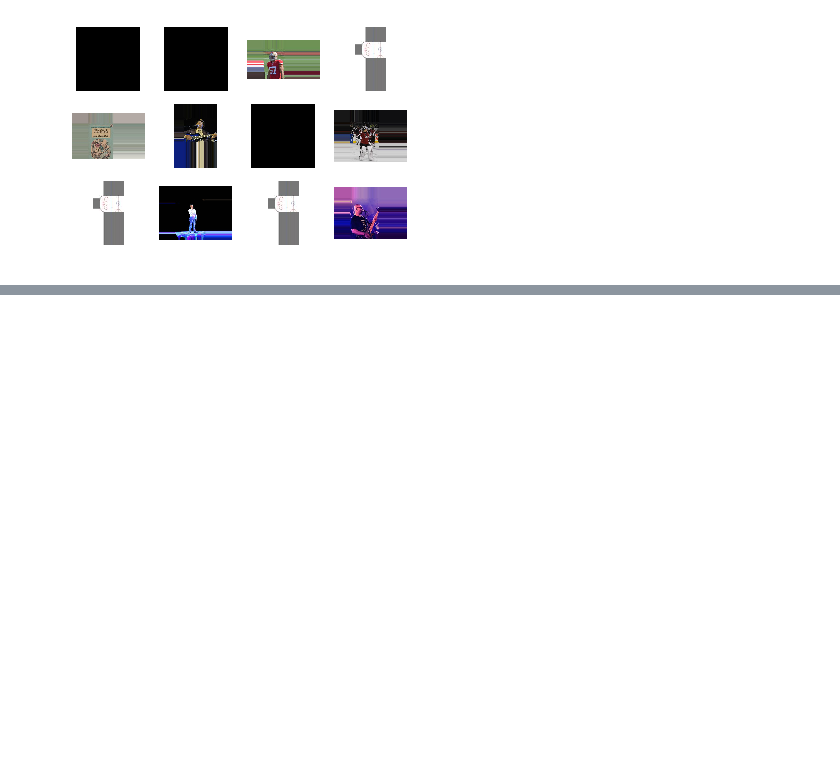
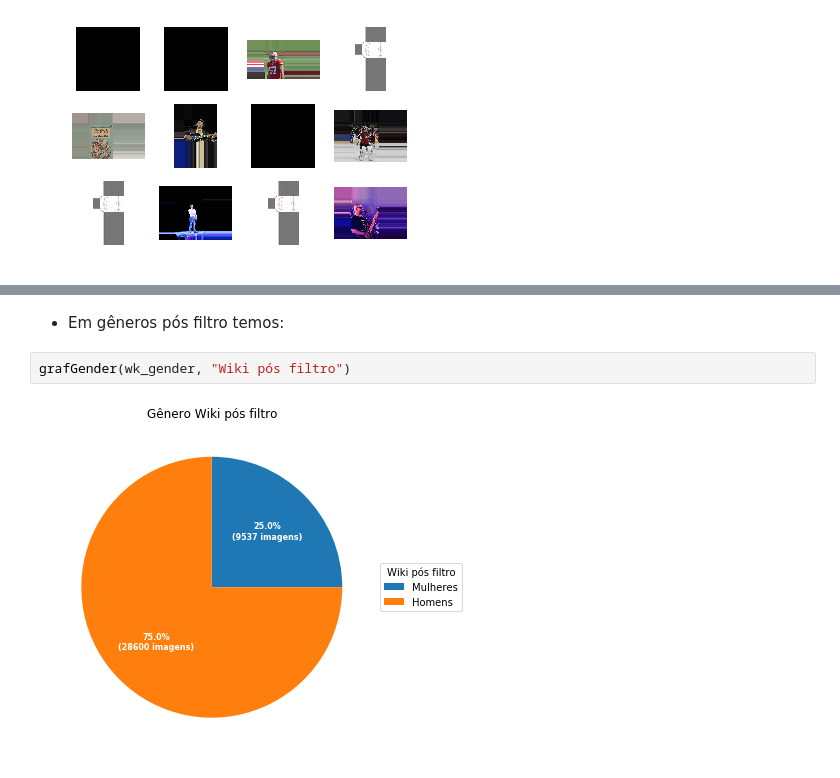
Before and after one commit to Brunogomes97/Imdb, a Jupyter notebook: IMDB_Analise.ipynb, the cells around one changed output, grey strips where cells are left out. Saved outputs shown, nothing was run; the diff lists cells and outputs as text; blank space fills up the shorter version.

```diff
--- a/IMDB_Analise.ipynb
+++ b/IMDB_Analise.ipynb
@@ -178,0 +243,6 @@ Como é possível perceber, as ilustrações acima estão ilegíveis e muitas ne
+# %% [markdown]
+- Em gêneros pós filtro temos:
+# %%
+grafGender(wk_gender, "Wiki pós filtro")
+# %% [output]
+[figure, added]
```
Also changed, not shown: parts of 17 cells of this notebook.
